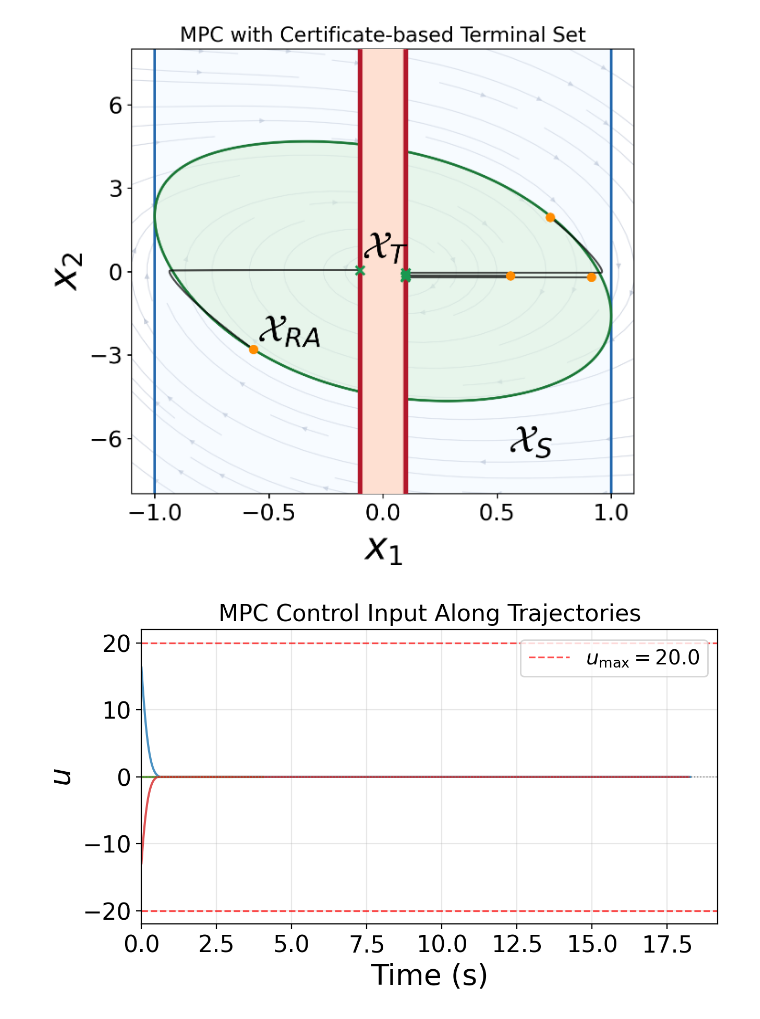
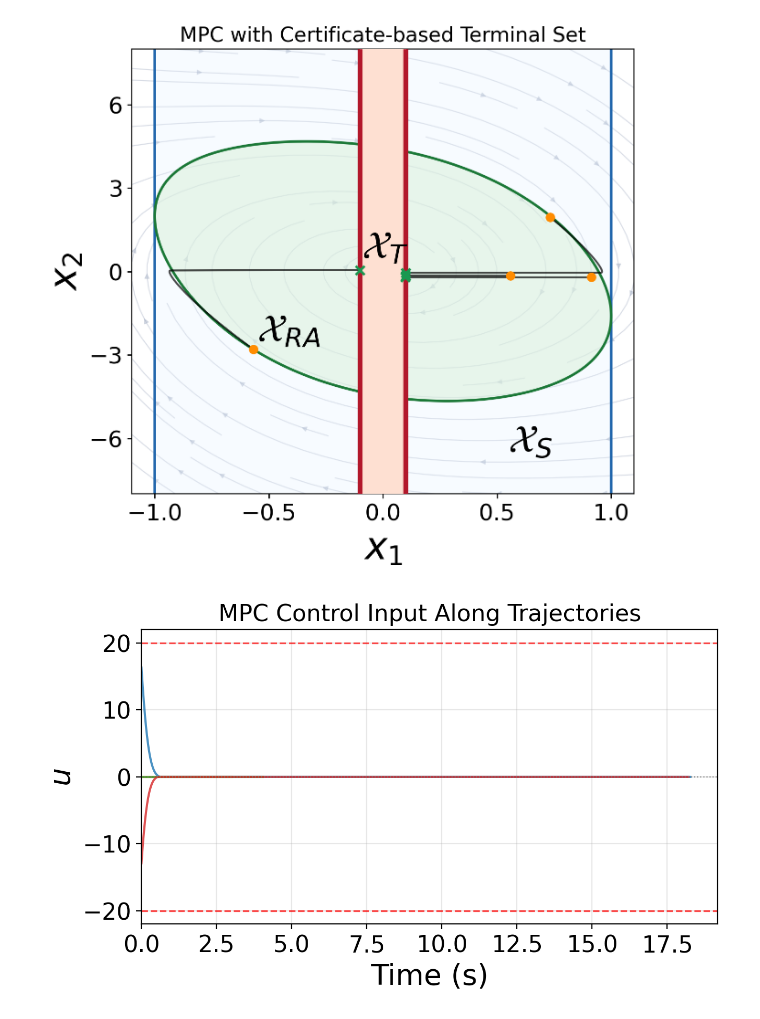
Before and after one commit to Aalto-Nonlinear-Systems-and-Control/reach_avoid_backstepping_MPC, a Jupyter notebook: example_01_mpc.ipynb, the cells around one changed output. Saved outputs shown, nothing was run; the diff lists cells and outputs as text; code cells hidden in the pictures.

```diff
--- a/example_01_mpc.ipynb
+++ b/example_01_mpc.ipynb
@@ -420,33 +420,33 @@ plt.show()
 # ── Control input signals along MPC trajectories ────────────────────────────
 px = 1 / plt.rcParams["figure.dpi"]
 fig, ax = plt.subplots(figsize=(650 * px, 380 * px), layout="constrained")
 fig.set_dpi(200)
 
 for i, (this_traj, this_u) in enumerate(zip(traj_x_mpc, traj_u_mpc)):
     if len(this_u) == 0:
         continue
     t_vals = np.arange(len(this_u)) * dt
     ax.plot(t_vals, this_u, linewidth=1.5, alpha=0.8)
 
 ax.axhline(
     u_max,
     color="red",
     linewidth=1.2,
     linestyle="--",
     alpha=0.7,
-    label=f"$u_{{\\max}} = {u_max}$",
+    # label=f"$u_{{\\max}} = {u_max}$",
 )
 ax.axhline(-u_max, color="red", linewidth=1.2, linestyle="--", alpha=0.7)
 ax.axhline(0, color="gray", linewidth=0.8, linestyle=":")
 
 ax.xaxis.set_tick_params(labelsize=16)
 ax.yaxis.set_tick_params(labelsize=16)
 ax.set_xlabel("Time (s)", fontsize=20)
 ax.set_xlim(0, None)
 ax.set_ylabel("$u$", fontsize=20)
 ax.set_title("MPC Control Input Along Trajectories", fontsize=16)
-ax.legend(fontsize=14)
+# ax.legend(fontsize=14)
 plt.grid(True, alpha=0.3)
 plt.show()
 # %% [output]
-[figure, old version]
+[figure, new version]
```
Also changed, not shown: 1 other file.
